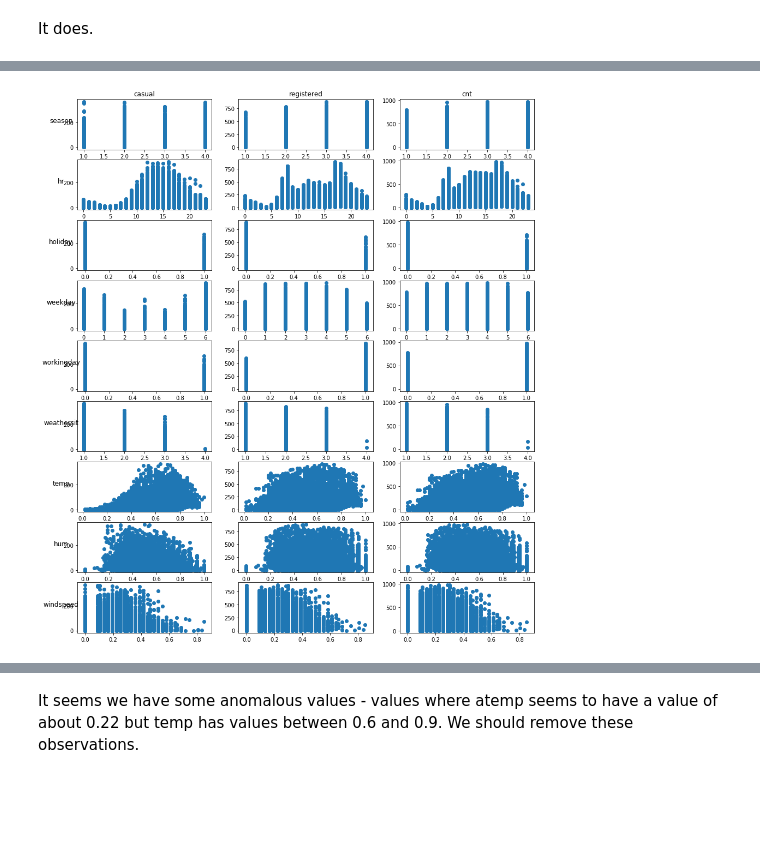
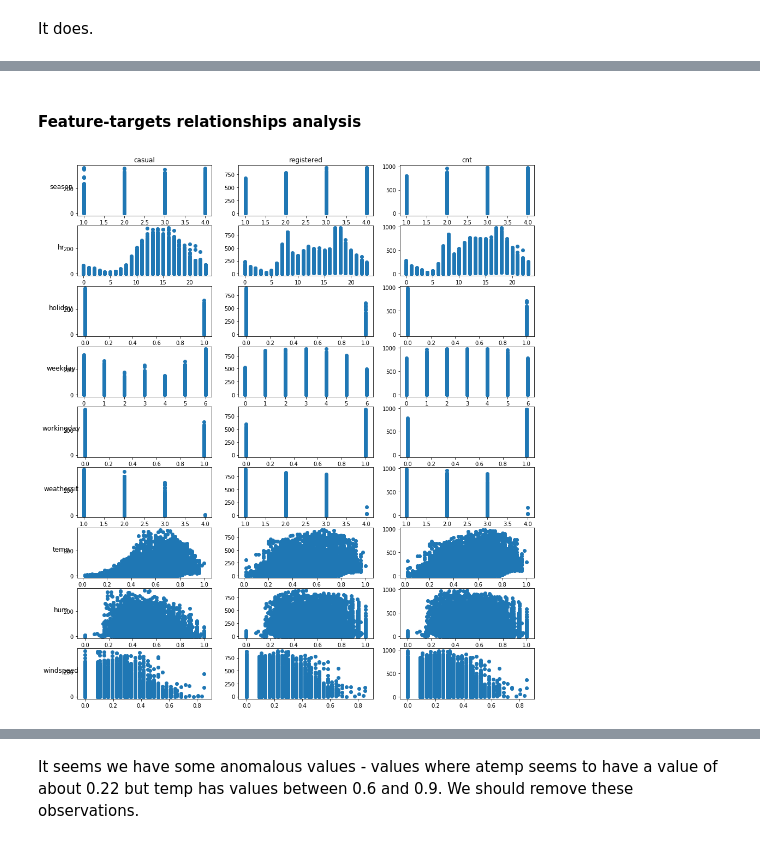
Before and after one commit to gradinarualex/bike-rental-predictions, a Jupyter notebook: Bike Rental Prediction.ipynb, the cells around one changed output, grey strips where cells are left out. Drawn from its saved outputs; the diff is of its cells as text; code cells hidden in the pictures; blank space fills up the shorter version.

```diff
--- a/Bike Rental Prediction.ipynb
+++ b/Bike Rental Prediction.ipynb
@@ -166 +212,3 @@ plt.show()
+# %% [markdown]
+#### **Feature-targets relationships analysis**
 # %%
@@ -167,18 +216,19 @@ plt.show()
 features = ['season', 'hr', 'holiday', 'weekday', 'workingday', 'weathersit', 'temp', 'hum', 'windspeed']
 targets = ['casual', 'registered', 'cnt']
 # %%
+# Create a plot containing scatterplots between each feature and each target
 figure, axes = plt.subplots(figsize=(15, 18), nrows=len(features), ncols=len(targets))
 
 for feat_num, feature in enumerate(features):
     for target_num, target in enumerate(targets):
-        axes[feat_num, target_num].scatter(train_df[feature], train_df[target])
+        axes[feat_num, target_num].scatter(df[feature], df[target])
 
 for ax, target in zip(axes[0], targets):
     ax.set_title(target)
 
 for ax, feature in zip(axes[:,0], features):
     ax.set_ylabel(feature, rotation=0, size='large')
 
 plt.show()
 # %% [output]
-[figure, old version]
+[figure, new version]
```
Also changed, not shown: parts of 95 cells of this notebook.
